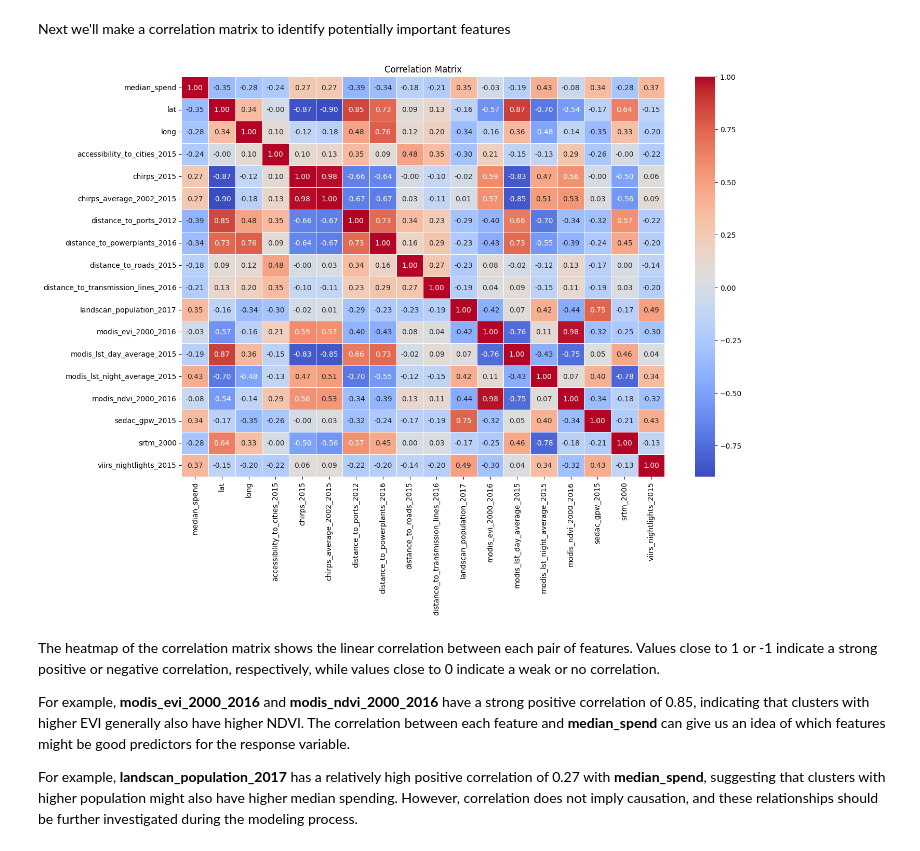
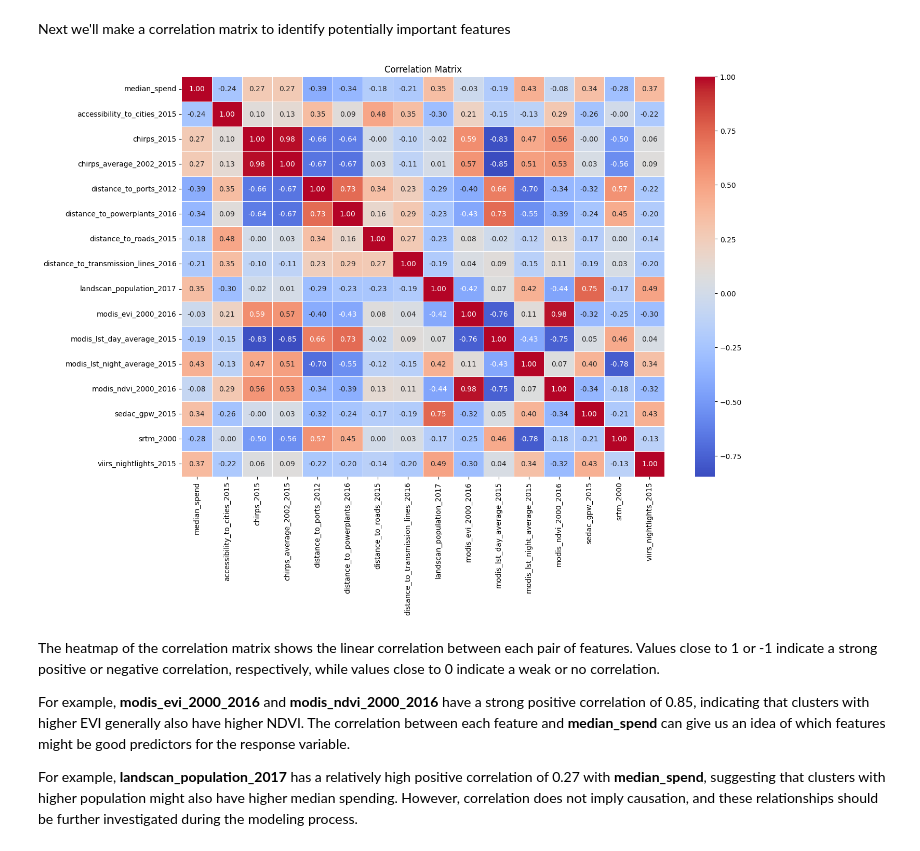
Before and after one commit to joeperrotta/Machine-Learning-with-Python, a Jupyter notebook: Fraym_interview.ipynb, the cells around one changed output. Drawn from its saved outputs; the diff is of its cells as text; code cells hidden in the pictures.

```diff
--- a/Fraym_interview.ipynb
+++ b/Fraym_interview.ipynb
@@ -66,8 +68,8 @@ Next lets look at the distribution of values for each feature
 import matplotlib.pyplot as plt
 import seaborn as sns
 
-# Drop the index column
-data = data.drop(['Unnamed: 0'], axis=1)
+# Drop the unnecessary columns
+#data = data.drop(columns=["Unnamed: 0", "lat", "long"])
 
 # Histogram for each feature
 data.hist(bins=50, figsize=(20,15))
@@ -78,16 +116,19 @@ plt.show()
 # %% [markdown]
 Next we'll make a correlation matrix to identify potentially important features
 # %%
+# Drop unnecessary columns
+data = data.drop(columns=["Unnamed: 0", "lat", "long"])
+
 # Correlation matrix
 corr_matrix = data.corr()
 
 # Plotting the correlation matrix using a heatmap
 plt.figure(figsize=(15, 10))
 sns.heatmap(corr_matrix, annot=True, cmap='coolwarm', fmt=".2f", linewidths=0.5)
 plt.title("Correlation Matrix")
 plt.show()
 # %% [output]
-[figure, old version]
+[figure, new version]
 # %% [markdown]
 The heatmap of the correlation matrix shows the linear correlation between each pair of features. Values close to 1 or -1 indicate a strong positive or negative correlation, respectively, while values close to 0 indicate a weak or no correlation.
 
```
Also changed, not shown: parts of 12 cells of this notebook.
